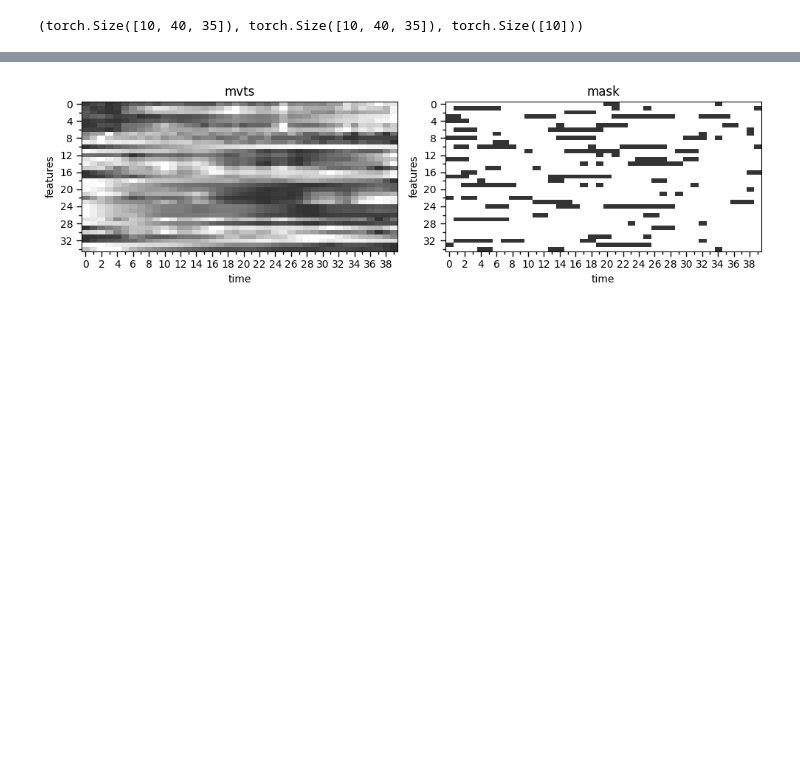
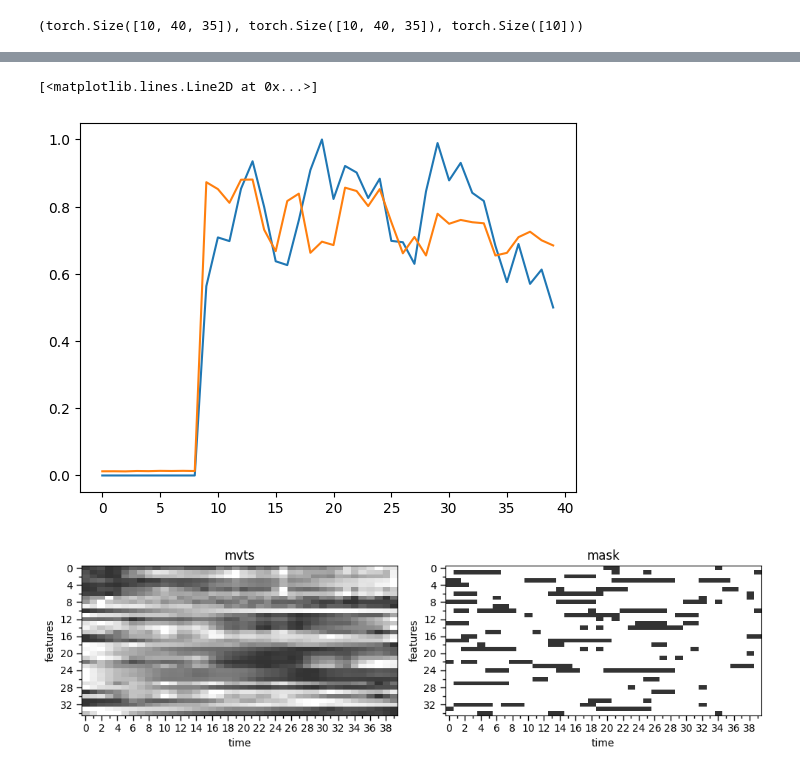
Before and after one commit to brandonlpanos/mvts, a Jupyter notebook: src/train_inputter.ipynb, the cells around one changed output, grey strips where cells are left out. Saved outputs shown, nothing was run; the diff lists cells and outputs as text; code cells hidden in the pictures; blank space fills up the shorter version.

```diff
--- a/src/train_inputter.ipynb
+++ b/src/train_inputter.ipynb
@@ -183,3 +176,10 @@ x.shape, mask.shape, label.shape # (batch, seq_length, feat_dim)
+# %%
+fet = 2
+plt.plot(x[0, :, fet].cpu().detach().numpy(), label='original')
+plt.plot(y_hat[0, :, fet].cpu().detach().numpy(), label='imputed')
+# %% [output]
+[<matplotlib.lines.Line2D at 0x...>]
+[figure, added]
 # %%
 # Plot mvts and mask
 
```
Also changed, not shown: parts of 12 cells of this notebook, 3 other files.
